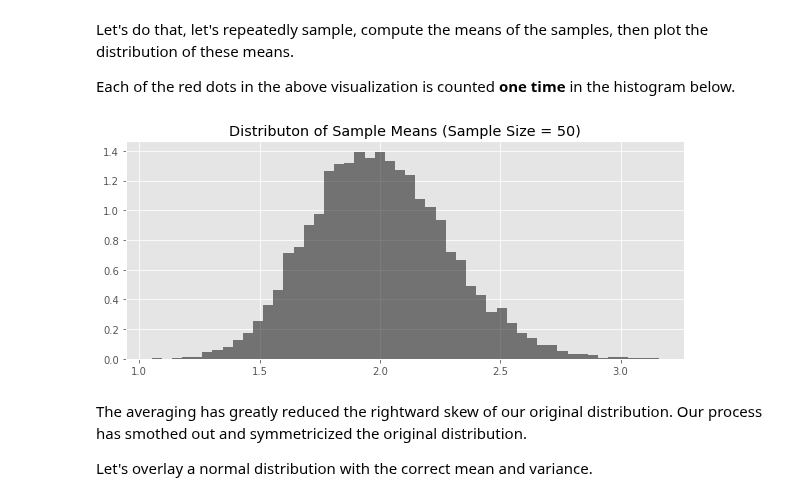
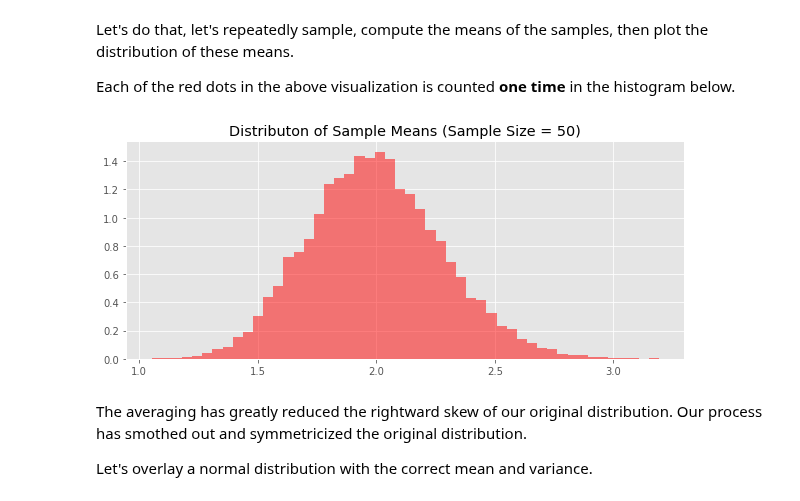
Before and after one commit to wmarshall484/DSI_LECTURES_2, a Jupyter notebook: estimation-sampling/matt_drury/clt-bootstrapping.ipynb, the cells around one changed output. Cells and saved outputs as stored; diff of their text form; code cells hidden in the pictures.

Commit message:
Change colors in clt lesson to be consistent.

```diff
--- a/estimation-sampling/matt_drury/clt-bootstrapping.ipynb
+++ b/estimation-sampling/matt_drury/clt-bootstrapping.ipynb
@@ -168,11 +168,11 @@ def smfp(n_samples, n_summands, sampler):
 # %%
 sample_means = smfp(n_samples=10000, n_summands=50, sampler=population)
 
 fig, ax = plt.subplots(1, figsize=(10, 4))
-_ = ax.hist(sample_means, bins=50, normed=True, color="black", alpha=0.5)
+_ = ax.hist(sample_means, bins=50, normed=True, color="red", alpha=0.5)
 _ = ax.set_title("Distributon of Sample Means (Sample Size = 50)")
 # %% [output]
-[figure, old version]
+[figure, new version]
 # %% [markdown]
 The averaging has greatly reduced the rightward skew of our original distribution. Our process has smothed out and symmetricized the original distribution.
 
```
Also changed, not shown: parts of 24 cells of this notebook.
